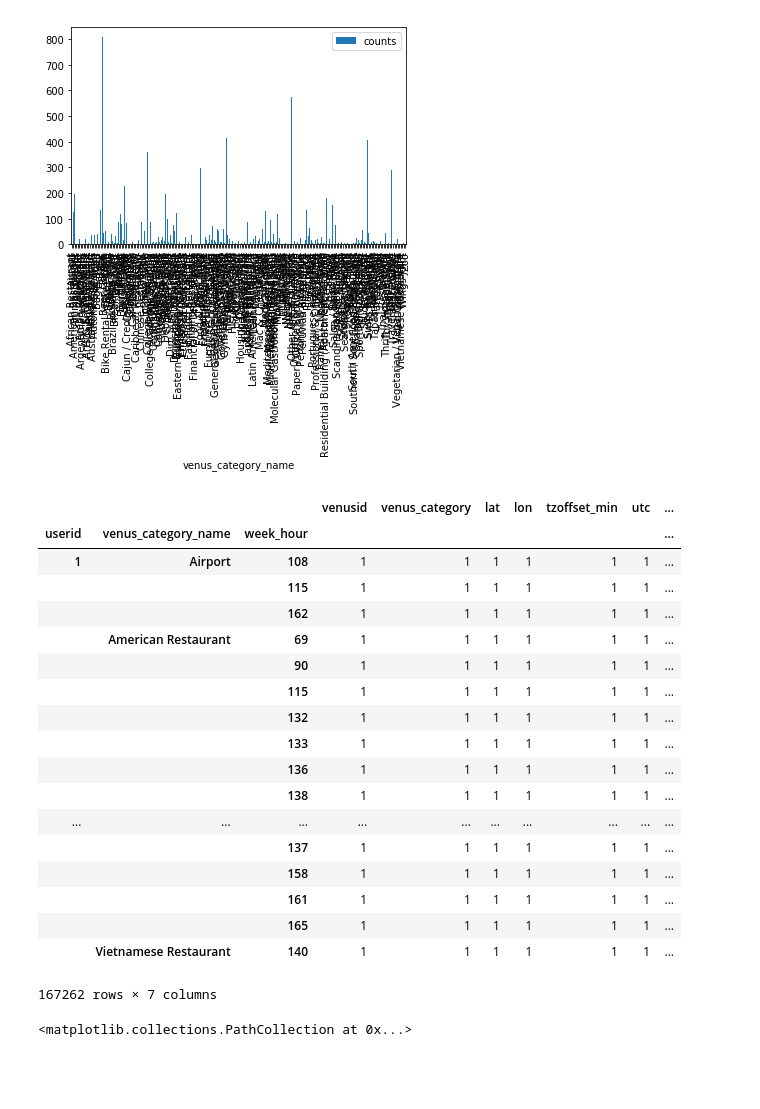
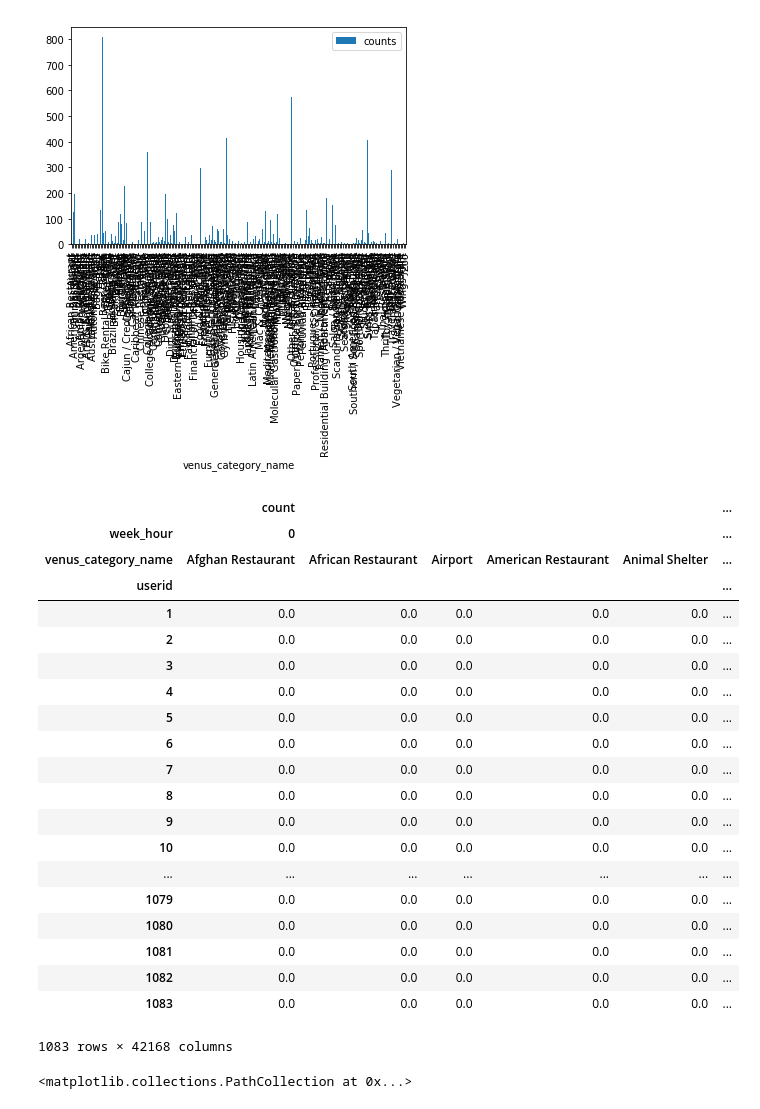
Before and after one commit to shengcode/CSE523, a Jupyter notebook: foursquare.ipynb, the cells around one changed output. Saved outputs shown, nothing was run; the diff lists cells and outputs as text; code cells hidden in the pictures; blank space fills up the shorter version.

Commit message:
link to data. form tensor data as described in paper.

```diff
--- a/foursquare.ipynb
+++ b/foursquare.ipynb
@@ -113,24 +120,31 @@ x.to_clipboard()
 # %%
 pd.DataFrame(x.groupby(level=0, as_index=False).apply(lambda x: x['counts']/x.counts.sum())).to_clipboard()
 # %%
-nyc.groupby(['userid', 'venus_category_name', 'week_hour']).count()
+uservenushour_tenor = nyc.groupby(['userid', 'venus_category_name', 'week_hour']).count()['utc']
+uservenushour_tenor.name = 'count'
-# %% [output]
-|  |  |  | venusid | venus_category | lat | lon | tzoffset_min | utc | ... |
-| userid | venus_category_name | week_hour |  |  |  |  |  |  | ... |
-| 1 | Airport | 108 | 1 | 1 | 1 | 1 | 1 | 1 | ... |
-|  |  | 115 | 1 | 1 | 1 | 1 | 1 | 1 | ... |
-|  |  | 162 | 1 | 1 | 1 | 1 | 1 | 1 | ... |
-|  | American Restaurant | 69 | 1 | 1 | 1 | 1 | 1 | 1 | ... |
-|  |  | 90 | 1 | 1 | 1 | 1 | 1 | 1 | ... |
-|  |  | 115 | 1 | 1 | 1 | 1 | 1 | 1 | ... |
-|  |  | 132 | 1 | 1 | 1 | 1 | 1 | 1 | ... |
-|  |  | 133 | 1 | 1 | 1 | 1 | 1 | 1 | ... |
-|  |  | 136 | 1 | 1 | 1 | 1 | 1 | 1 | ... |
-|  |  | 138 | 1 | 1 | 1 | 1 | 1 | 1 | ... |
-| ... | ... | ... | ... | ... | ... | ... | ... | ... | ... |
-|  |  | 137 | 1 | 1 | 1 | 1 | 1 | 1 | ... |
-|  |  | 158 | 1 | 1 | 1 | 1 | 1 | 1 | ... |
-|  |  | 161 | 1 | 1 | 1 | 1 | 1 | 1 | ... |
-|  |  | 165 | 1 | 1 | 1 | 1 | 1 | 1 | ... |
-|  | Vietnamese Restaurant | 140 | 1 | 1 | 1 | 1 | 1 | 1 | ... |
-167262 rows × 7 columns
+# %%
+uservenushour_tenor = pd.DataFrame(uservenushour_tenor).unstack().fillna(0).unstack().fillna(0)
+# %%
+uservenushour_tenor
+# %% [output]
+|  | count |  |  |  |  | ... |
+| week_hour | 0 |  |  |  |  | ... |
+| venus_category_name | Afghan Restaurant | African Restaurant | Airport | American Restaurant | Animal Shelter | ... |
+| userid |  |  |  |  |  | ... |
+| 1 | 0.0 | 0.0 | 0.0 | 0.0 | 0.0 | ... |
+| 2 | 0.0 | 0.0 | 0.0 | 0.0 | 0.0 | ... |
+| 3 | 0.0 | 0.0 | 0.0 | 0.0 | 0.0 | ... |
+| 4 | 0.0 | 0.0 | 0.0 | 0.0 | 0.0 | ... |
+| 5 | 0.0 | 0.0 | 0.0 | 0.0 | 0.0 | ... |
+| 6 | 0.0 | 0.0 | 0.0 | 0.0 | 0.0 | ... |
+| 7 | 0.0 | 0.0 | 0.0 | 0.0 | 0.0 | ... |
+| 8 | 0.0 | 0.0 | 0.0 | 0.0 | 0.0 | ... |
+| 9 | 0.0 | 0.0 | 0.0 | 0.0 | 0.0 | ... |
+| 10 | 0.0 | 0.0 | 0.0 | 0.0 | 0.0 | ... |
+| ... | ... | ... | ... | ... | ... | ... |
+| 1079 | 0.0 | 0.0 | 0.0 | 0.0 | 0.0 | ... |
+| 1080 | 0.0 | 0.0 | 0.0 | 0.0 | 0.0 | ... |
+| 1081 | 0.0 | 0.0 | 0.0 | 0.0 | 0.0 | ... |
+| 1082 | 0.0 | 0.0 | 0.0 | 0.0 | 0.0 | ... |
+| 1083 | 0.0 | 0.0 | 0.0 | 0.0 | 0.0 | ... |
+1083 rows × 42168 columns
```
Also changed, not shown: parts of 3 cells of this notebook.
